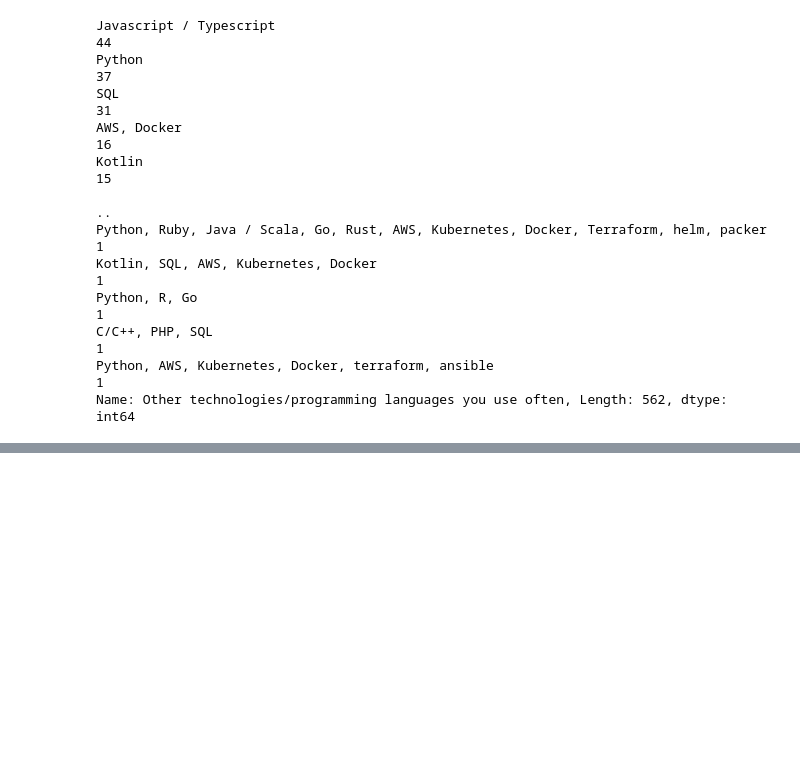
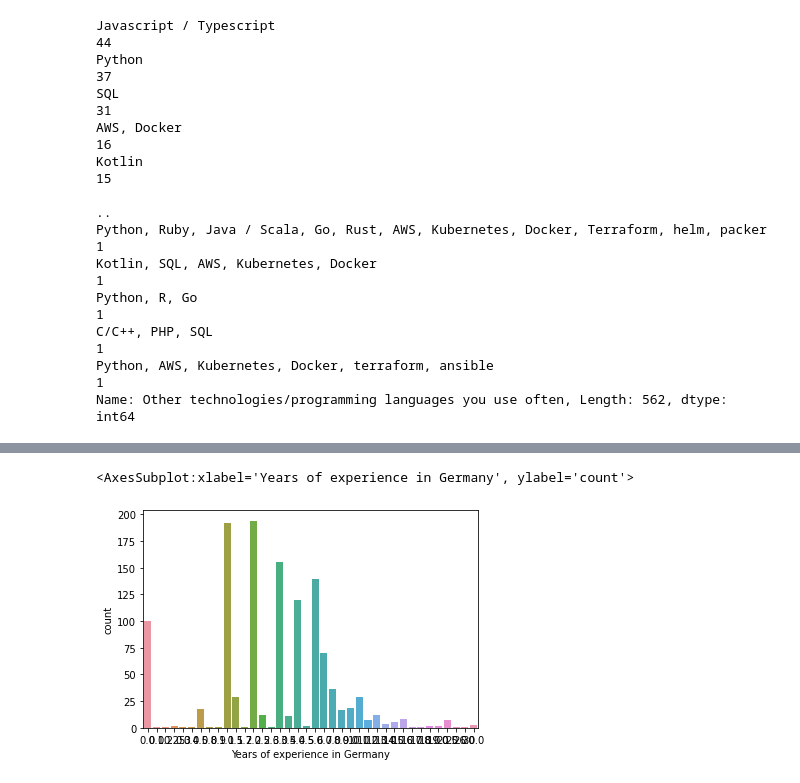
Before and after one commit to rodsunio/ItML_Asn_2_Students, a Jupyter notebook: assignment_2_start.ipynb, the cells around one changed output, grey strips where cells are left out. Drawn from its saved outputs; the diff is of its cells as text; code cells hidden in the pictures; blank space fills up the shorter version.

```diff
--- a/assignment_2_start.ipynb
+++ b/assignment_2_start.ipynb
@@ -124,0 +303,17 @@ df.head()
+# %%
+df_tmp['Years of experience in Germany'].replace(to_replace= ['< 1', '4 month', '3 months','<1', 'less than year', ], value= 1, inplace=True)
+df_tmp['Years of experience in Germany'].replace(to_replace= ['4 (in Switzerland). 0 (in Germany)', '3 (in Poland)', '⁰', '-'], value= 0, inplace=True)
+df_tmp['Years of experience in Germany'].replace(to_replace= ['6 (not as a data scientist. but as a lab scientist)'], value= 6, inplace=True)
+# %%
+df_tmp['Number of vacation days'].replace(to_replace= ['unlimited', 'unlimited ','30 in contract (but theoretically unlimited)', 'Unlimited ', 'Unlimited'], value= 15, inplace=True) # will replace to the max value
+df_tmp['Number of vacation days'].replace(to_replace= ['(no idea)'], value= 10, inplace=True) # will replace to mode value later
+df_tmp['Number of vacation days'].replace(to_replace= ['~25'], value= 25, inplace=True)
+df_tmp['Number of vacation days'].replace(to_replace= ['23+'], value= 23, inplace=True)
+df_tmp['Number of vacation days'].replace(to_replace= ['24 labour days'], value= 24, inplace=True)
+# %%
+df_tmp['Total years of experience'] = df_tmp['Total years of experience'].astype('float64')
+df_tmp['Years of experience in Germany'] = df_tmp['Years of experience in Germany'].astype('float64')
+df_tmp['Number of vacation days'] = df_tmp['Number of vacation days'].astype('float64')
+# %%
+df_tmp['Number of vacation days'].replace(to_replace= ['unlimited', 'unlimited ','30 in contract (but theoretically unlimited)', 'Unlimited ', 'Unlimited'], value= df_tmp['Number of vacation days'].quantile(0.75), inplace=True) # will replace to the max value
+df_tmp['Number of vacation days'].replace(to_replace= ['(no idea)'], value= df_tmp['Number of vacation days'].mode(), inplace=True) # will replace to mode value later
@@ -124,0 +340,5 @@ df.head()
+# %%
+sns.countplot(df_tmp['Years of experience in Germany'])
+# %% [output]
+<AxesSubplot:xlabel='Years of experience in Germany', ylabel='count'>
+[figure, added]
```
Also changed, not shown: parts of 45 cells of this notebook.
